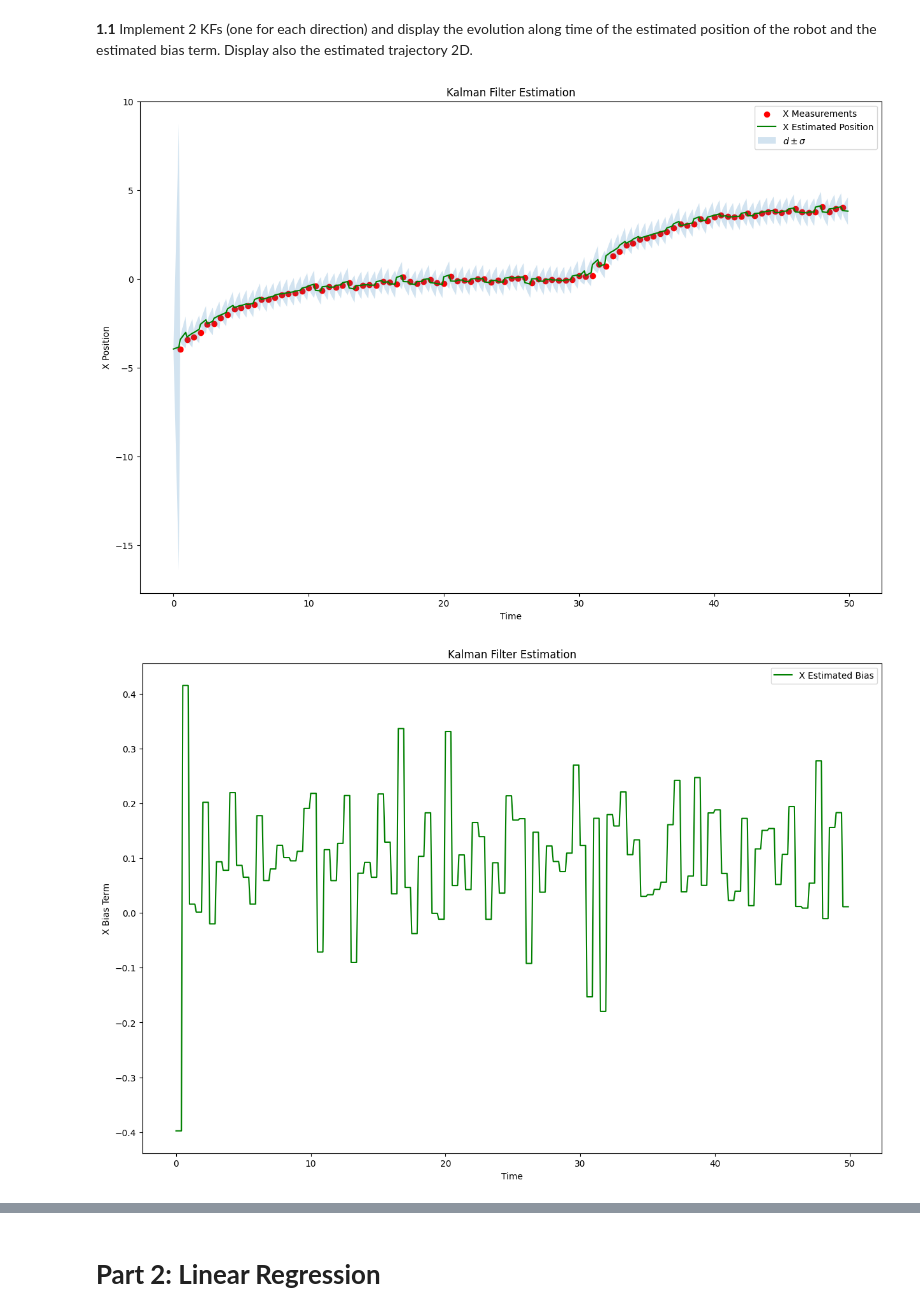
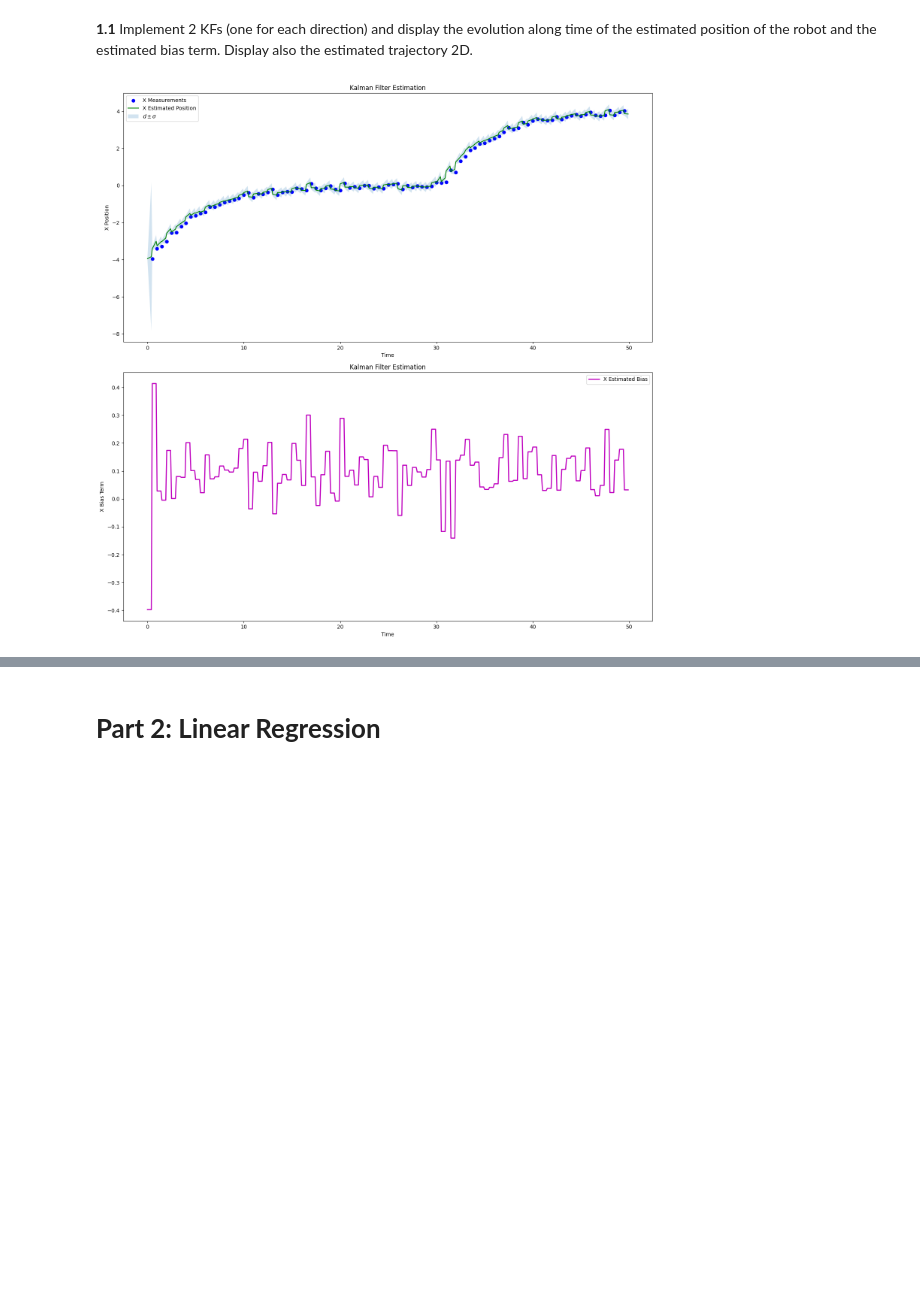
Before and after one commit to brumocas/ML_Projects, a Jupyter notebook: Proj1/ML_project1.ipynb, the cells around one changed output, grey strips where cells are left out. Cells and saved outputs as stored; diff of their text form; code cells hidden in the pictures; blank space fills up the shorter version.

```diff
--- a/Proj1/ML_project1.ipynb
+++ b/Proj1/ML_project1.ipynb
@@ -245,7 +245,7 @@ X = np.array([ [0], [bias_x] ])
 
 # ini Covar
 P = np.array( [ [ 1, 0.0],
-                [ 0.0, 1] ]) * 1000
+                [ 0.0, 1] ]) * 100
 
 # state matrix
 A = np.array( [ [ 1, dt ],
@@ -261,7 +261,7 @@ H = np.array( [ [1.0, 0.0] ])
 R = np.array( [ [1.0] ]) * 0.01
 
 # process noise
-Q = np.array(np.eye(2) * 0.1 )
+Q = np.array(np.eye(2) * 0.01 )
 
 # Kalman Filter loop
 
@@ -279,53 +279,50 @@ for t in arange(0, N_iter):
 
   # Update State
   if t%5 ==0:
     Z = np.array( [ [x[t]] ])
     (X, P) = kf_update(X, P, Z, H, R)
 
 
   # Save the estimated position for plotting
   estimated_x.append(X[0])
   estimated_x_bias.append(X[1])
   d_up_time.append( X[0].item() + sqrt( P[0][0]).item() )
   d_dn_time.append( X[0].item() - sqrt( P[0][0]).item() )
 
 
 # End For Loop
 estimated_x = np.array(estimated_x)
 estimated_x_bias = np.array(estimated_x_bias)
 
 # Convert the array to a numpy array for easier manipulation
 arr_np = np.array(x)
 arr_np_t = np.array(time)
 
 # Get every 5th element starting from the first index (index 0)
 x_1 = arr_np[::5][arr_np[::5] != 0]
 t_1 = arr_np_t[::5][arr_np_t[::5] != 0]
 
+# Create subplots
+fig, axes = plt.subplots(2, 1, figsize=(15, 15))
 
-# Plotting the results
-plt.figure(figsize=(15,10))
-#plt.plot(time, x, label='True Position', color='blue')
-plt.scatter(t_1, x_1[:-1], label='X Measurements', color='red', marker='o')
-plt.plot(time, estimated_x, label='X Estimated Position', color='green')
-plt.fill_between(time, d_dn_time, d_up_time, alpha=0.2, linewidth=0, label='$d\pm\sigma$')
+# Plot X Position estimation
+axes[0].scatter(t_1, x_1[:-1], label='X Measurements', color='blue', marker='o')
+axes[0].plot(time, estimated_x, label='X Estimated Position', color='green')
+axes[0].fill_between(time, d_dn_time, d_up_time, alpha=0.2, linewidth=2, label='$d\pm\sigma$')
+axes[0].set_xlabel('Time')
+axes[0].set_ylabel('X Position')
+axes[0].legend()
+axes[0].set_title('Kalman Filter Estimation')
 
-plt.xlabel('Time')
-plt.ylabel('X Position')
-plt.legend()
-plt.title('Kalman Filter Estimation')
+# Plot X Bias term estimation
+axes[1].plot(time, estimated_x_bias, label='X Estimated Bias', color='m', linewidth = 2)
+axes[1].set_xlabel('Time')
+axes[1].set_ylabel('X Bias Term')
+axes[1].legend()
+axes[1].set_title('Kalman Filter Estimation')
+
+plt.tight_layout()
 plt.show()
-
-plt.figure(figsize=(15,10))
-# Plotting the results
-plt.plot(time, estimated_x_bias, label='X Estimated Bias', color='green')
-
-plt.xlabel('Time')
-plt.ylabel('X Bias Term')
-plt.legend()
-plt.title('Kalman Filter Estimation')
-plt.show()
 # %% [output]
-[figure, old version]
+[figure, new version]
-[figure, removed]
 # %%
```
Also changed, not shown: parts of 8 cells of this notebook, 1 other file.
